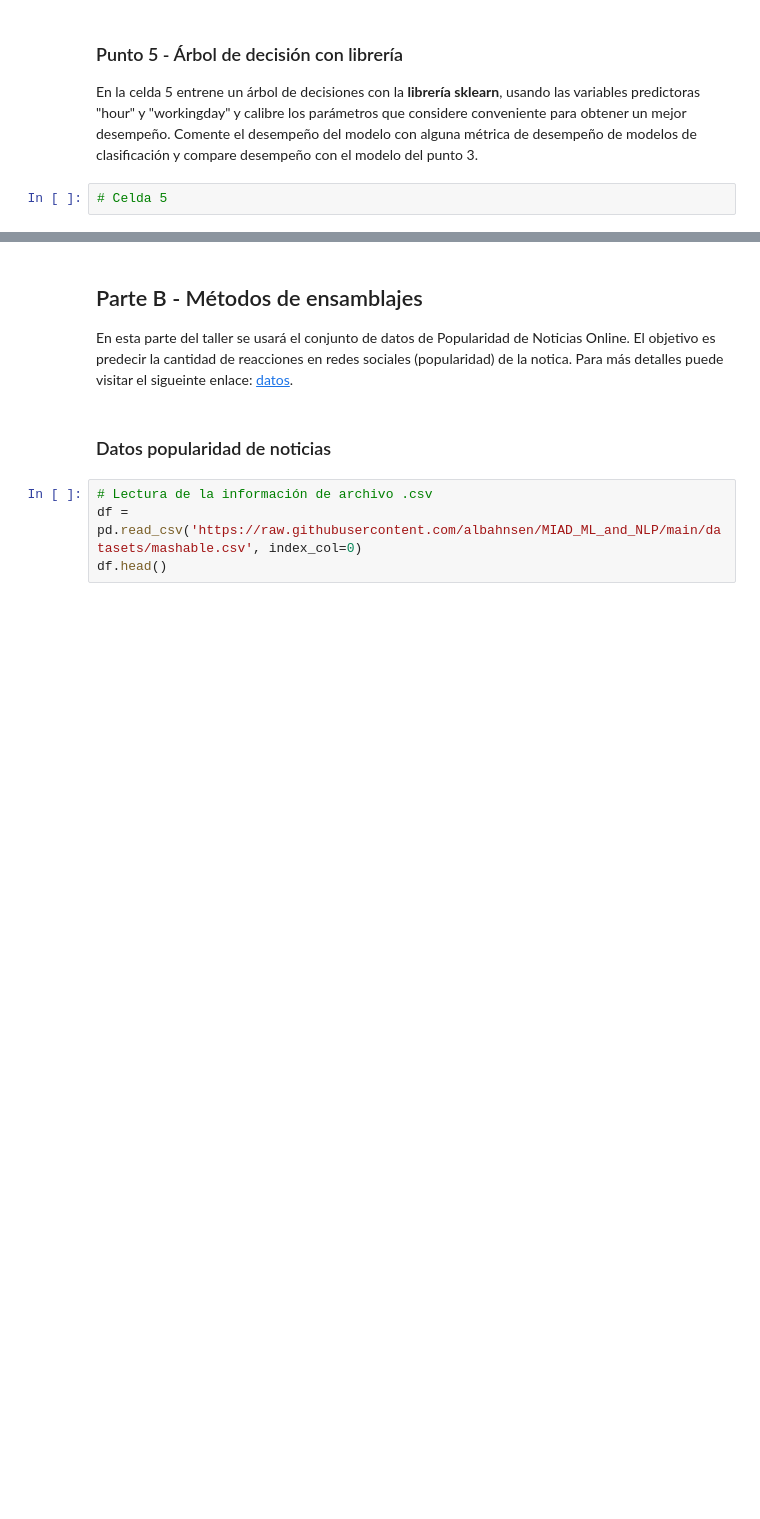
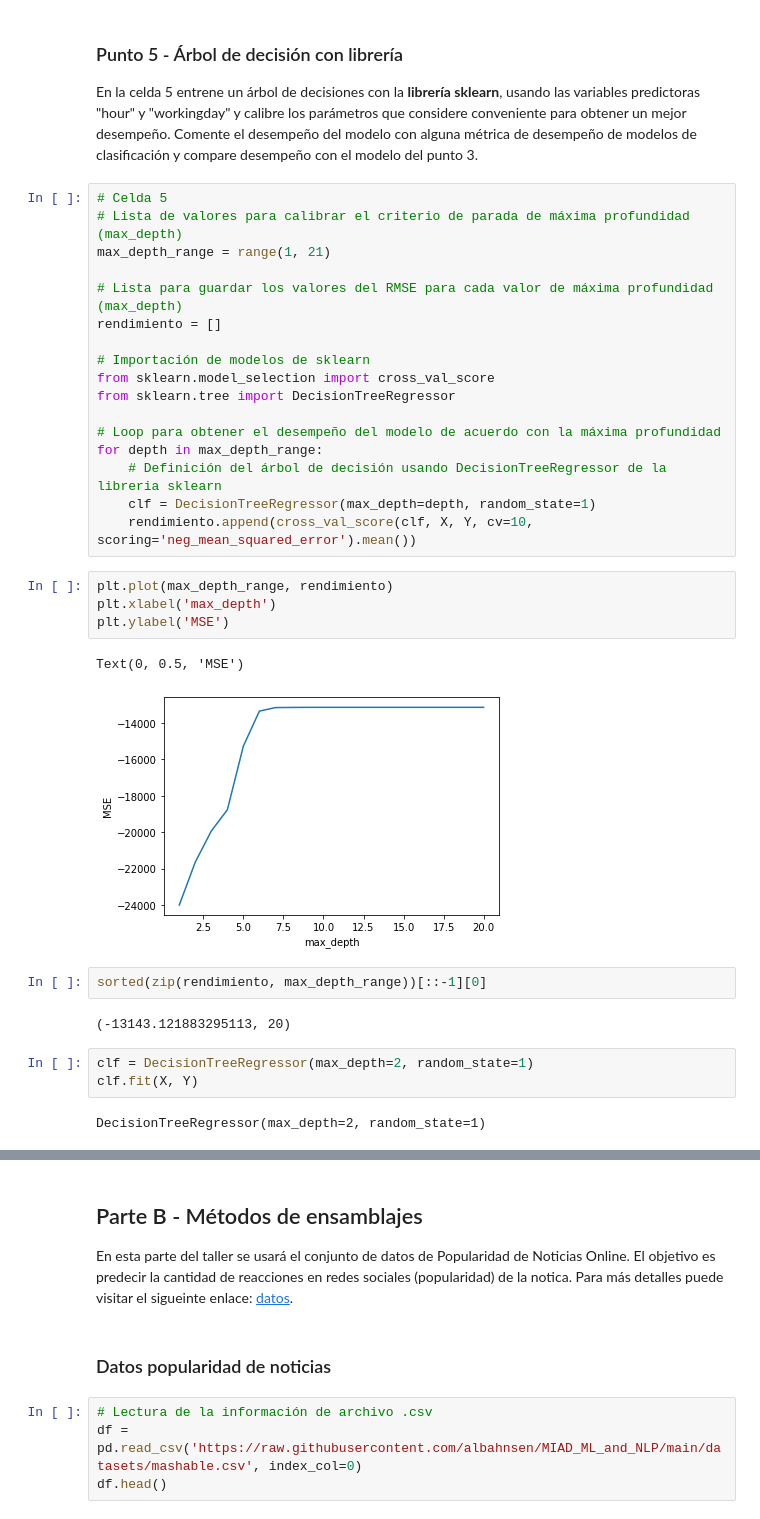
Before and after one commit to jboca-andes/MIAD_ML_and_NLP, a Jupyter notebook: Semana 1/S1TC1_arboles_ensamblajes.ipynb, the cells around one changed output, grey strips where cells are left out. Cells and saved outputs as stored; diff of their text form; blank space fills up the shorter version.

```diff
--- a/Semana 1/S1TC1_arboles_ensamblajes.ipynb
+++ b/Semana 1/S1TC1_arboles_ensamblajes.ipynb
@@ -434,5 +298,36 @@ Nodo raiz
 # %% [markdown]
 ### Punto 5 - Árbol de decisión con librería
 En la celda 5 entrene un árbol de decisiones con la **librería sklearn**, usando las variables predictoras "hour" y "workingday" y calibre los parámetros que considere conveniente para obtener un mejor desempeño. Comente el desempeño del modelo con alguna métrica de desempeño de modelos de clasificación y compare desempeño con el modelo del punto 3.
-# %%
-# Celda 5
+# %%
+# Celda 5
+# Lista de valores para calibrar el criterio de parada de máxima profundidad (max_depth)
+max_depth_range = range(1, 21)
+
+# Lista para guardar los valores del RMSE para cada valor de máxima profundidad (max_depth)
+rendimiento = []
+
+# Importación de modelos de sklearn
+from sklearn.model_selection import cross_val_score
+from sklearn.tree import DecisionTreeRegressor
+
+# Loop para obtener el desempeño del modelo de acuerdo con la máxima profundidad
+for depth in max_depth_range:
+    # Definición del árbol de decisión usando DecisionTreeRegressor de la libreria sklearn
+    clf = DecisionTreeRegressor(max_depth=depth, random_state=1)
+    rendimiento.append(cross_val_score(clf, X, Y, cv=10, scoring='neg_mean_squared_error').mean())
+# %%
+plt.plot(max_depth_range, rendimiento)
+plt.xlabel('max_depth')
+plt.ylabel('MSE')
+# %% [output]
+Text(0, 0.5, 'MSE')
+[figure, added]
+# %%
+sorted(zip(rendimiento, max_depth_range))[::-1][0]
+# %% [output]
+(-13143.121883295113, 20)
+# %%
+clf = DecisionTreeRegressor(max_depth=2, random_state=1)
+clf.fit(X, Y)
+# %% [output]
+DecisionTreeRegressor(max_depth=2, random_state=1)
```
Also changed, not shown: parts of 15 cells of this notebook.
